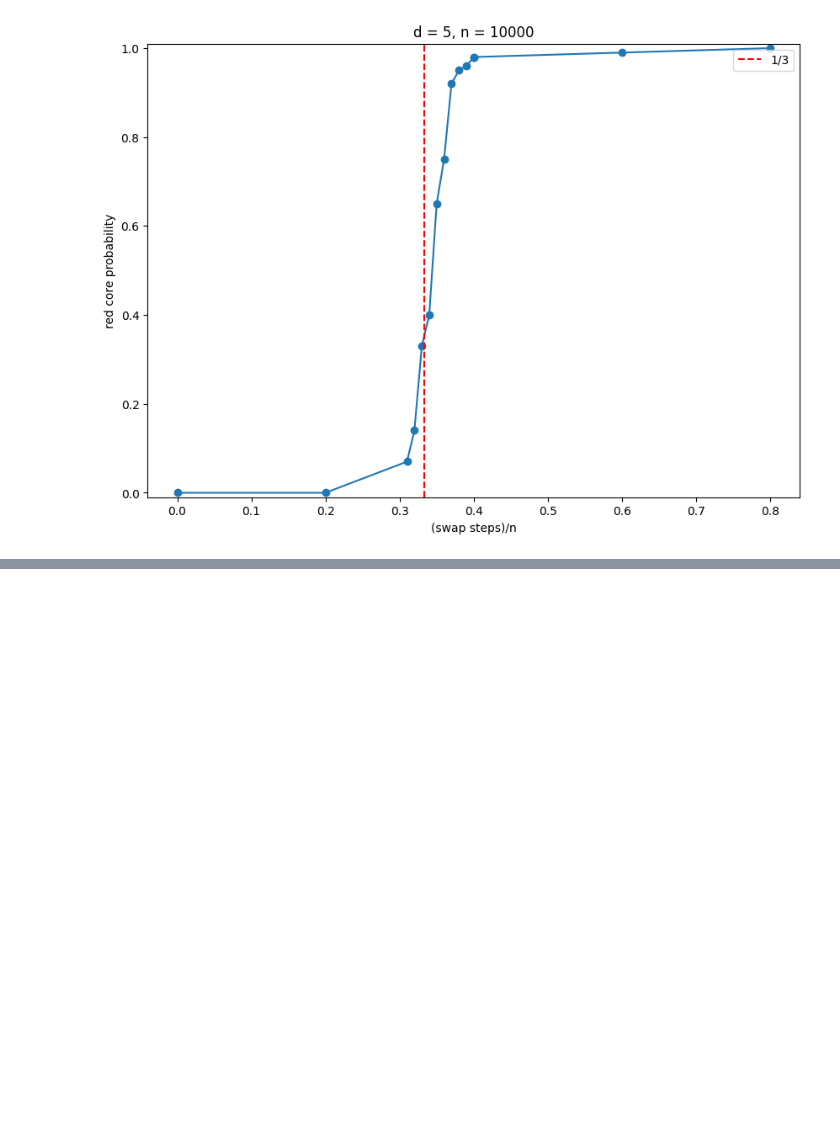
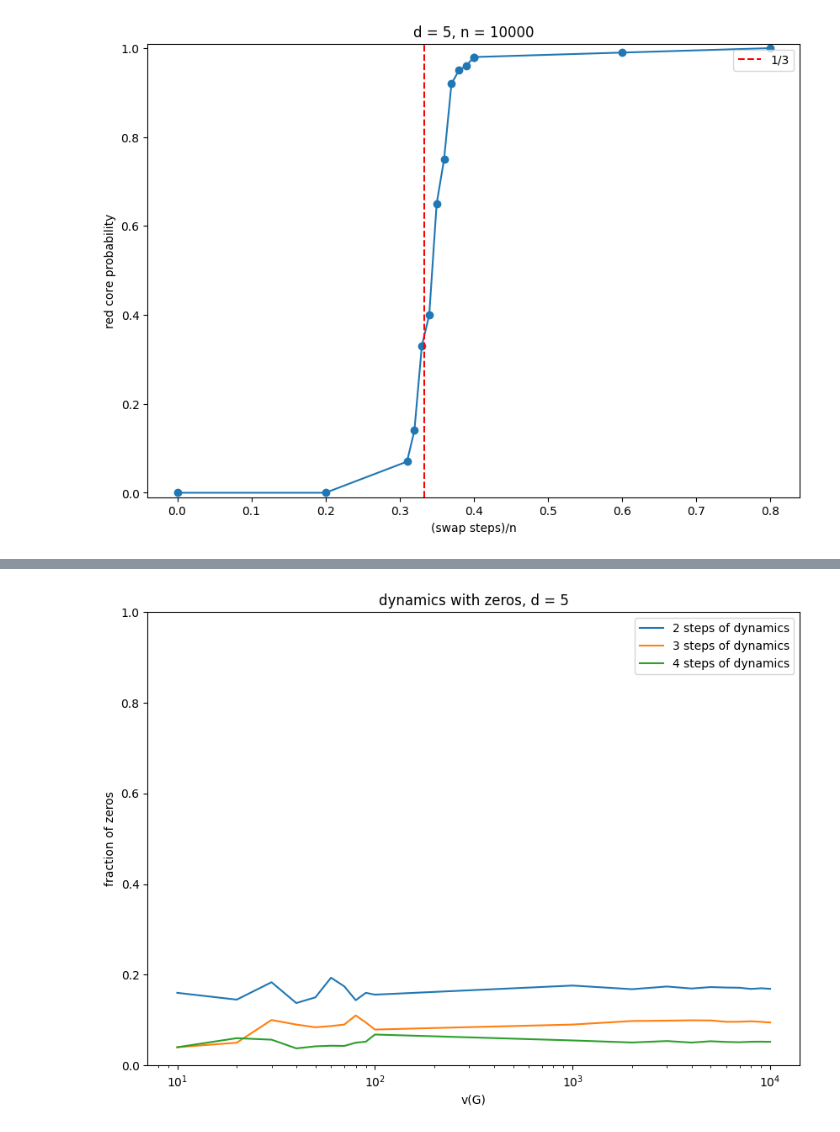
Before and after one commit to Paul566/internal-cuts, a Jupyter notebook: swap-processes.ipynb, the cells around one changed output, grey strips where cells are left out. Cells and saved outputs as stored; diff of their text form; code cells hidden in the pictures; blank space fills up the shorter version.

```diff
--- a/swap-processes.ipynb
+++ b/swap-processes.ipynb
@@ -309,0 +319,28 @@ plt.savefig(f'proba_red_core_swap_{d}_{num_vxs}.png')
+# %%
+d = 5
+# sizes = np.arange(10, 101, 10).astype(int)
+sizes = np.hstack((np.arange(10, 101, 10), np.arange(1000, 10001, 1000)))
+
+probas_2 = []
+probas_3 = []
+probas_4 = []
+num_tests = 10
+
+for size in tqdm(sizes):
+    probas_2.append(zeros_fraction_with_zeros(d, size, 2, num_tests, silent=True))
+    probas_3.append(zeros_fraction_with_zeros(d, size, 3, num_tests, silent=True))
+    probas_4.append(zeros_fraction_with_zeros(d, size, 4, num_tests, silent=True))
+
+plt.figure(figsize=(10, 7))
+plt.ylim(0, 1)
+plt.xlabel('v(G)')
+plt.ylabel('fraction of zeros')
+plt.xscale('log')
+plt.plot(sizes, probas_2, label='2 steps of dynamics')
+plt.plot(sizes, probas_3, label='3 steps of dynamics')
+plt.plot(sizes, probas_4, label='4 steps of dynamics')
+plt.title(f'dynamics with zeros, d = {d}')
+plt.legend();
+plt.savefig(f'zero_fraction_with_zeros_{d}.png')
+# %% [output]
+[figure, added]
```
Also changed, not shown: parts of 11 cells of this notebook, 5 other files.
